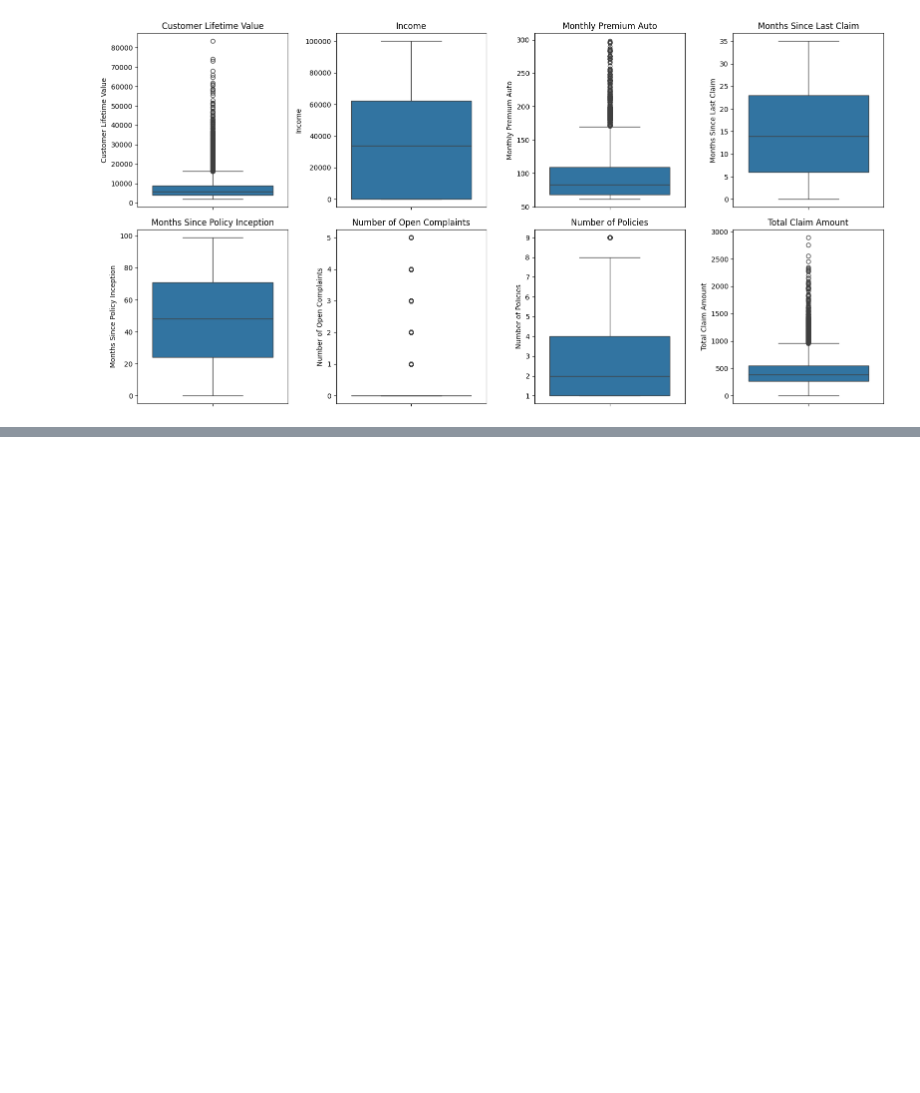
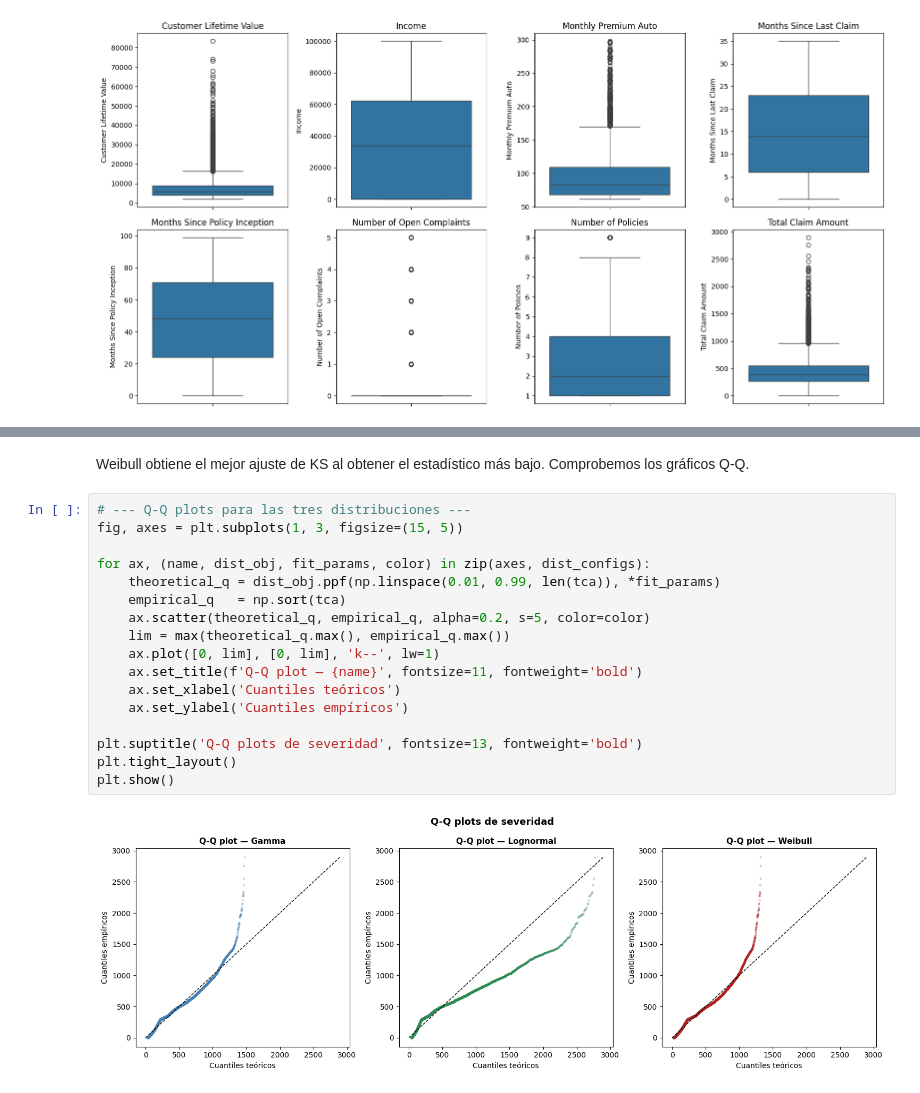
Before and after one commit to diegooperezz/actuarial-bnn-reserving, a Jupyter notebook: notebooks/01_eda_limpieza.ipynb, the cells around one changed output, grey strips where cells are left out. Drawn from its saved outputs; the diff is of its cells as text; blank space fills up the shorter version.

```diff
--- a/notebooks/01_eda_limpieza.ipynb
+++ b/notebooks/01_eda_limpieza.ipynb
@@ -474,0 +642,21 @@ A continuación, sacaremos las correlaciones de nuestras variables para saber cu
+# %% [markdown]
+Weibull obtiene el mejor ajuste de KS al obtener el estadístico más bajo. Comprobemos los gráficos Q-Q.
+# %%
+# --- Q-Q plots para las tres distribuciones ---
+fig, axes = plt.subplots(1, 3, figsize=(15, 5))
+
+for ax, (name, dist_obj, fit_params, color) in zip(axes, dist_configs):
+    theoretical_q = dist_obj.ppf(np.linspace(0.01, 0.99, len(tca)), *fit_params)
+    empirical_q   = np.sort(tca)
+    ax.scatter(theoretical_q, empirical_q, alpha=0.2, s=5, color=color)
+    lim = max(theoretical_q.max(), empirical_q.max())
+    ax.plot([0, lim], [0, lim], 'k--', lw=1)
+    ax.set_title(f'Q-Q plot — {name}', fontsize=11, fontweight='bold')
+    ax.set_xlabel('Cuantiles teóricos')
+    ax.set_ylabel('Cuantiles empíricos')
+
+plt.suptitle('Q-Q plots de severidad', fontsize=13, fontweight='bold')
+plt.tight_layout()
+plt.show()
+# %% [output]
+[figure, added]
```
Also changed, not shown: parts of 58 cells of this notebook, 5 other files.
